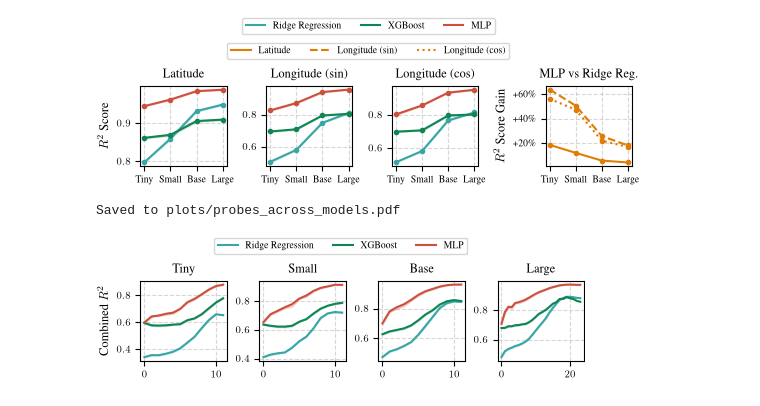
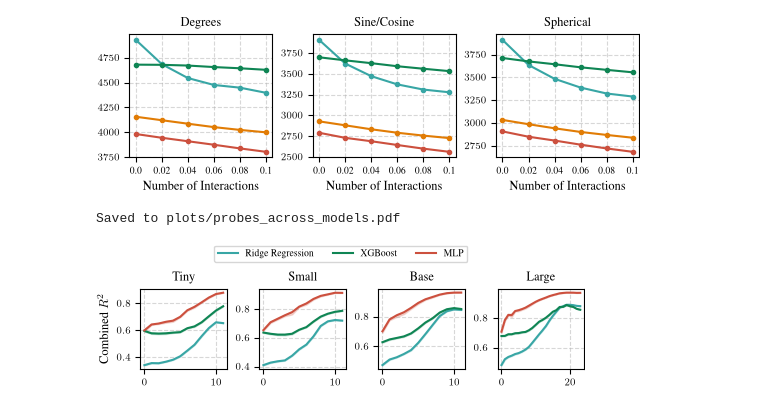
Before and after one commit to kdybek/terramind_probing, a Jupyter notebook: plots.ipynb, the cells around one changed output. Cells and saved outputs as stored; diff of their text form; code cells hidden in the pictures.

Commit message:
updated plots and results

```diff
--- a/plots.ipynb
+++ b/plots.ipynb
@@ -125,0 +234,7 @@ def mean_bootstrap_ci(values, n_bootstrap=2000, confidence=0.95):
+# %%
+import pickle
+
+with open("data/metadata.pkl", "rb") as f:
+    metadata = pickle.load(f)
+
+print(metadata[-5:])
@@ -132,6 +300,7 @@ from tueplots import bundles, figsizes
 from matplotlib.lines import Line2D
 from matplotlib.ticker import FuncFormatter
 
+'''
 linestyle_handles = [
     Line2D([0], [0], color=PROBE_COLORS["mlp_ridge_gain"], lw=1.5, linestyle="-", label="Latitude"),
     Line2D([0], [0], color=PROBE_COLORS["mlp_ridge_gain"], lw=1.5, linestyle="--", label="Longitude (sin)"),
@@ -147,109 +316,53 @@ target_linestyle_map = {
     "r2_sin_lon": "--",
     "r2_cos_lon": ":"
 }
-
-def percent_formatter(x, pos):
-    return f"{x:+.0%}".replace("%", r"\%")
+'''
 
 os.environ["PATH"] += os.pathsep + "/Library/TeX/texbin"
 
 plt.rcParams.update(bundles.neurips2024())
-plt.rcParams.update(figsizes.neurips2024(nrows=1, ncols=4, height_to_width_ratio=0.9, rel_width=1.0))
+plt.rcParams.update(figsizes.neurips2024(nrows=1, ncols=3, height_to_width_ratio=1, rel_width=1.0))
 plt.rcParams.update({
     "text.latex.preamble": r"\usepackage{times}\usepackage{amsmath}",
     "text.usetex": True,
 })
 
-df = load_df()
+df = pd.read_csv(RESULTS_PATH)
 
 os.makedirs("plots", exist_ok=True)
 
 mean_cache = {}
 
-fig, axes = plt.subplots(1, 4, sharey=False)
-for ax, tgt in zip(axes[:3], TARGET_NAMES, strict=True):
-    for probe in PROBE_NAMES:
+fig, axes = plt.subplots(1, 3, sharey=False)
+for ax, tgt in zip(axes, TARGET_NAMES, strict=True):
+    for model in MODEL_NAMES:
         means = []
-        los = []
-        his = []
-        for model in MODEL_NAMES:
+        for n_interactions in N_INTERACTIONS_LIST:
             sub_df = df[
-                (df["model"] == model) &
-                (df["probe"] == probe) &
-                (df["layer"] == NUM_LAYERS_DICT[model] - 1) &
-                (df["dim_reduction"] == "none") &
-                (df["circular_encoding"] == True)
+                (df["model_name"] == model) &
+                (df["hessian_frac"] == n_interactions) &
+                (df["coordinate_encoding"] == tgt)
             ]
 
-            assert len(sub_df) == NUM_FOLDS, f"Expected {NUM_FOLDS} folds, but got {len(sub_df)} for model={model}, probe={probe}, target={tgt}"
+            assert len(sub_df) == NUM_INTERACTION_SEEDS, f"Expected {NUM_INTERACTION_SEEDS} seeds, but got {len(sub_df)} for model={model}, n_interactions={n_interactions}, target={tgt}"
 
-            scores = sub_df[tgt].values
-            mean, lo, hi = mean_bootstrap_ci(scores)
-            means.append(mean)
-            los.append(lo)
-            his.append(hi)
+            scores = sub_df['mean_pred_err_km'].values
+            means.append(np.mean(scores))
 
-            mean_cache[(model, probe, tgt)] = mean
-
-        x = np.arange(len(MODEL_NAMES))
-        ax.plot(x, means, label=PROBE_LABELS[probe], color=PROBE_COLORS[probe], marker="o", markersize=MARKER_SIZE)
-        ax.fill_between(x, los, his, alpha=0.2, color=PROBE_COLORS[probe])
+        x = np.arange(len(N_INTERACTIONS_LIST))
+        ax.plot(x, means, label=MODEL_LABELS[model], color=MODEL_COLORS[model], marker="o", markersize=MARKER_SIZE)
 
     ax.set_xticks(x)
-    ax.set_xticklabels([MODEL_LABELS[model] for model in MODEL_NAMES])
+    ax.set_xticklabels(N_INTERACTIONS_LIST)
+    ax.set_xlabel("Number of Interactions")
     ax.set_title(TARGET_LABELS[tgt])
     ax.grid(True, linestyle="--", alpha=0.5)
-
-axes[0].set_ylabel("$R^2$ Score")
-
-for tgt in TARGET_NAMES:
-    rel_gains = []
-    for model in MODEL_NAMES:
-        mlp_mean = mean_cache[(model, "mlp", tgt)]
-        ridge_mean = mean_cache[(model, "ridge", tgt)]
-        rel_gain = (mlp_mean - ridge_mean) / abs(ridge_mean)
-        rel_gains.append(rel_gain)
-
-    x = np.arange(len(MODEL_NAMES))
-    axes[-1].plot(
-        x,
-        rel_gains,
-        label=TARGET_LABELS[tgt],
-        color=PROBE_COLORS["mlp_ridge_gain"],
-        linestyle=target_linestyle_map[tgt],
-        marker="o",
-        markersize=MARKER_SIZE
-    )
-axes[-1].set_xticks(x)
-axes[-1].set_xticklabels([MODEL_LABELS[model] for model in MODEL_NAMES])
-axes[-1].set_title("MLP vs Ridge Reg.")
-axes[-1].set_ylabel("$R^2$ Score Gain")
-axes[-1].grid(True, linestyle="--", alpha=0.5)
-axes[-1].yaxis.set_major_formatter(FuncFormatter(percent_formatter))
-
-fig.legend(
-    color_handles,
-    PROBE_LABELS.values(),
-    loc="upper center",
-    bbox_to_anchor=(0.5, 1.42),
-    ncol=len(PROBE_NAMES),
-    frameon=True,
-)
-
-fig.legend(
-    linestyle_handles,
-    TARGET_LABELS.values(),
-    loc="upper center",
-    bbox_to_anchor=(0.5, 1.22),
-    ncol=len(TARGET_NAMES),
-    frameon=True,
-)
 
 plt.savefig("plots/probes_across_models.pdf", bbox_inches="tight")
 plt.show()
 print("\nSaved to plots/probes_across_models.pdf")
 # %% [output]
-[figure, old version]
+[figure, new version]
 Saved to plots/probes_across_models.pdf
 # %%
 import os
```
Also changed, not shown: parts of 6 cells of this notebook, 1 other file.
